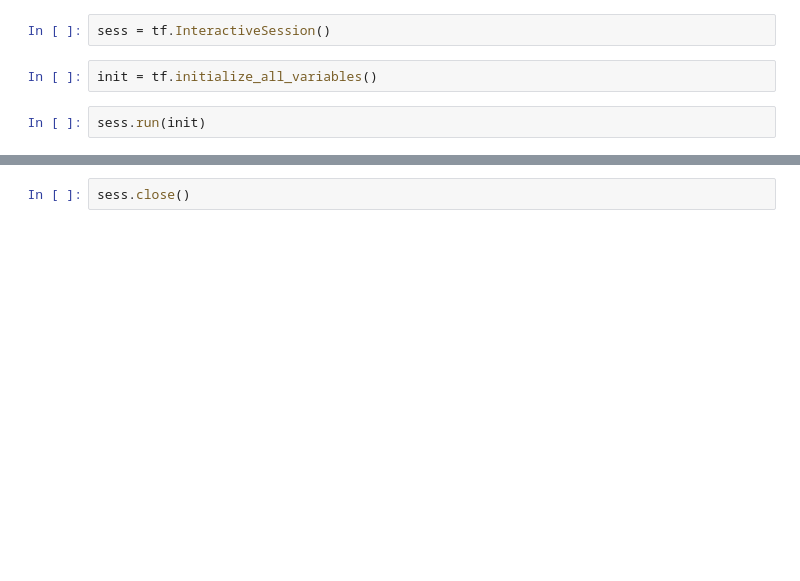
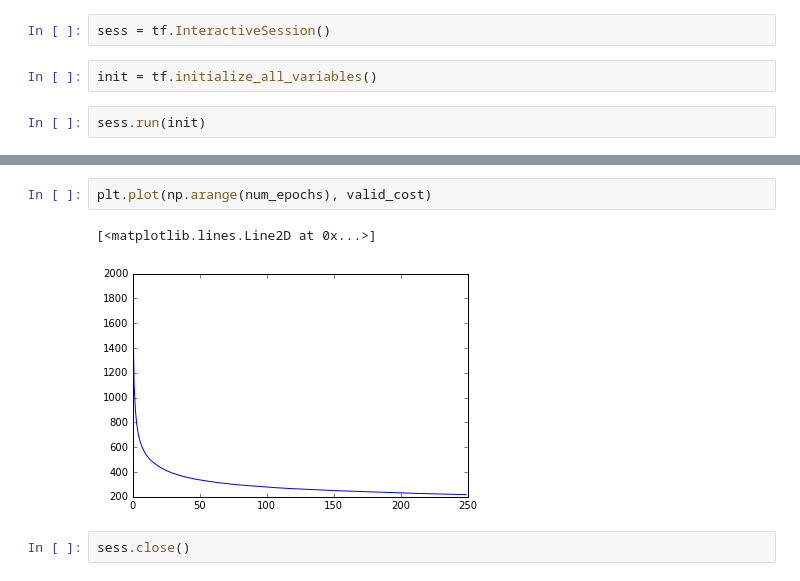
Before and after one commit to bkotzz/ece521, a Jupyter notebook: a2.ipynb, the cells around one changed output, grey strips where cells are left out. Drawn from its saved outputs; the diff is of its cells as text; blank space fills up the shorter version.

```diff
--- a/a2.ipynb
+++ b/a2.ipynb
@@ -221,2 +223,7 @@ plt.plot(np.arange(num_epochs), valid_error)
+# %%
+plt.plot(np.arange(num_epochs), valid_cost)
+# %% [output]
+[<matplotlib.lines.Line2D at 0x...>]
+[figure, added]
 # %%
 sess.close()
```
Also changed, not shown: parts of 42 cells of this notebook.
